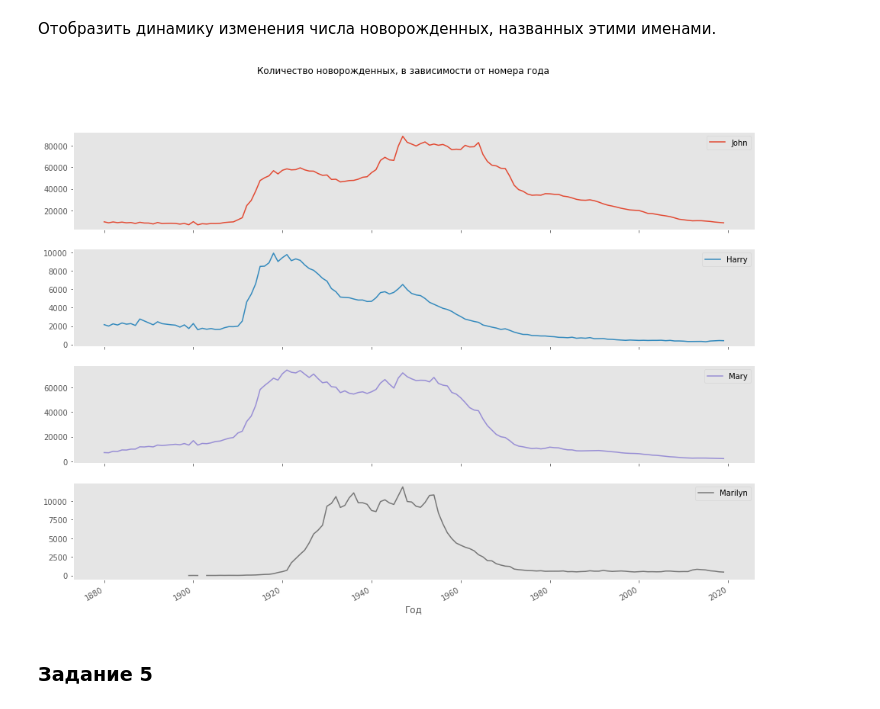
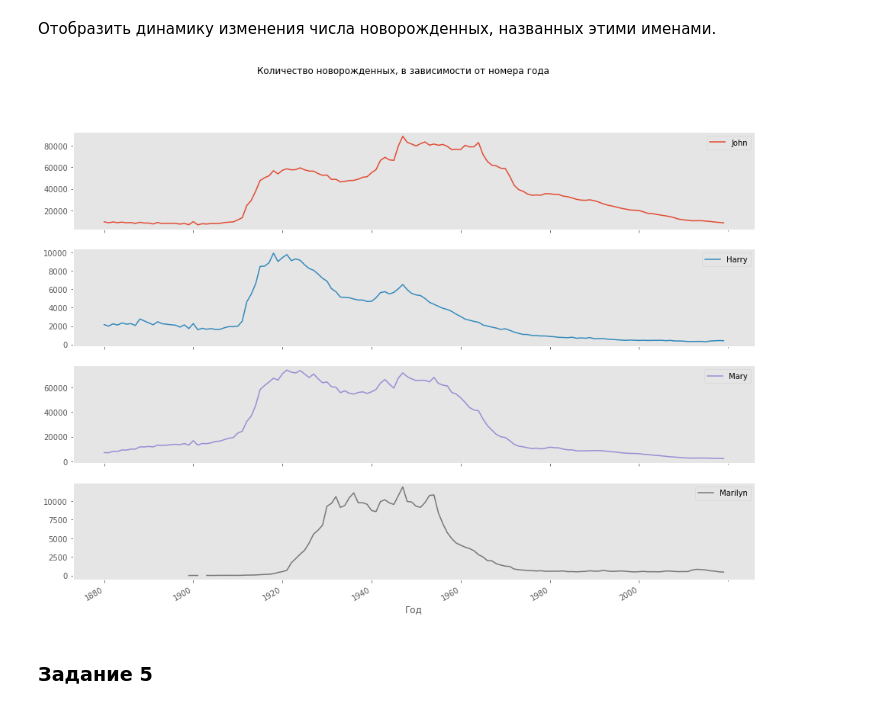
Before and after one commit to new-divos/hse-tasks, a Jupyter notebook: notebooks/Аттестация/names_solution.ipynb, the cells around one changed output. Saved outputs shown, nothing was run; the diff lists cells and outputs as text; code cells hidden in the pictures.

```diff
--- a/notebooks/Аттестация/names_solution.ipynb
+++ b/notebooks/Аттестация/names_solution.ipynb
@@ -495,14 +703,14 @@ subset = total_births[['John', 'Harry', 'Mary', 'Marilyn']]
 # %%
 subset.plot(
     subplots=True,
     figsize=(16, 12),
     grid=False,
-    xticks=range(1880, 2021, 20),
+    xticks=range(years.min(), years.max() + 1, 20),
     title="Количество новорожденных, в зависимости от номера года",
     xlabel="Год"
 );
 # %% [output]
-[figure, old version]
+[figure, new version]
 # %% [markdown]
 ### Задание 5
 # %% [markdown]
```
Also changed, not shown: parts of 42 cells of this notebook, 1 other file.
